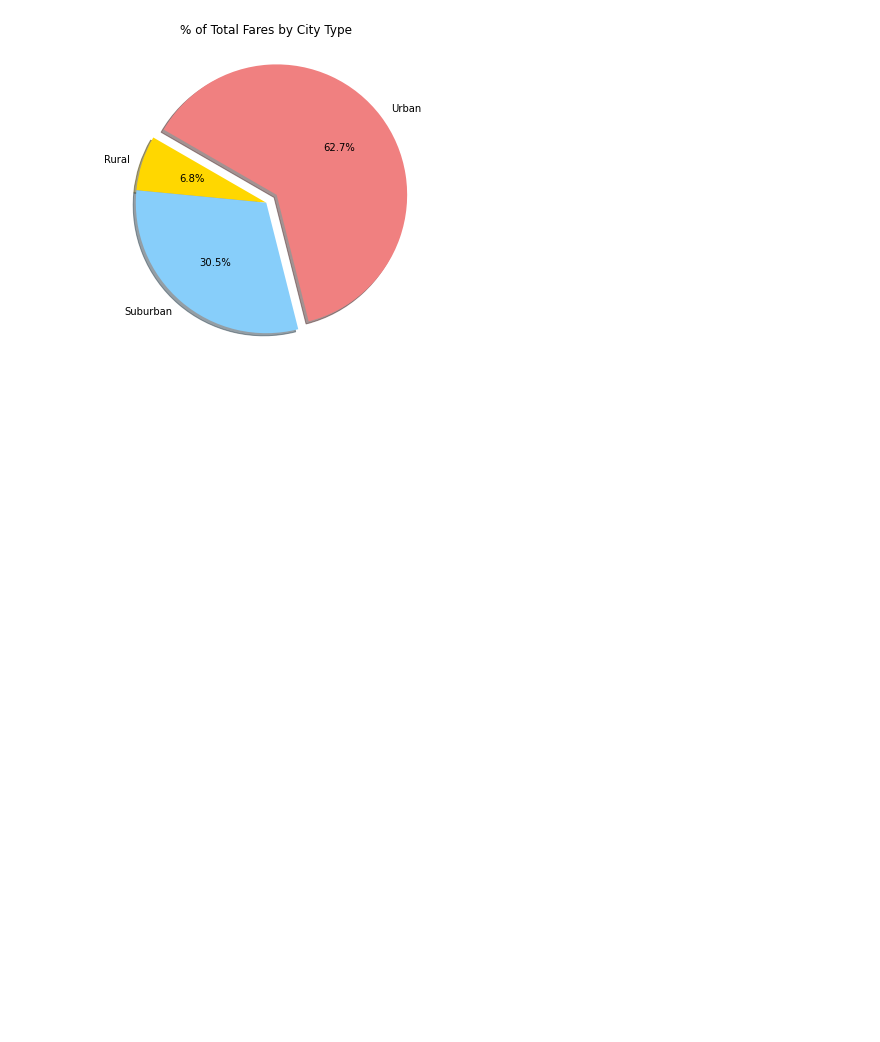
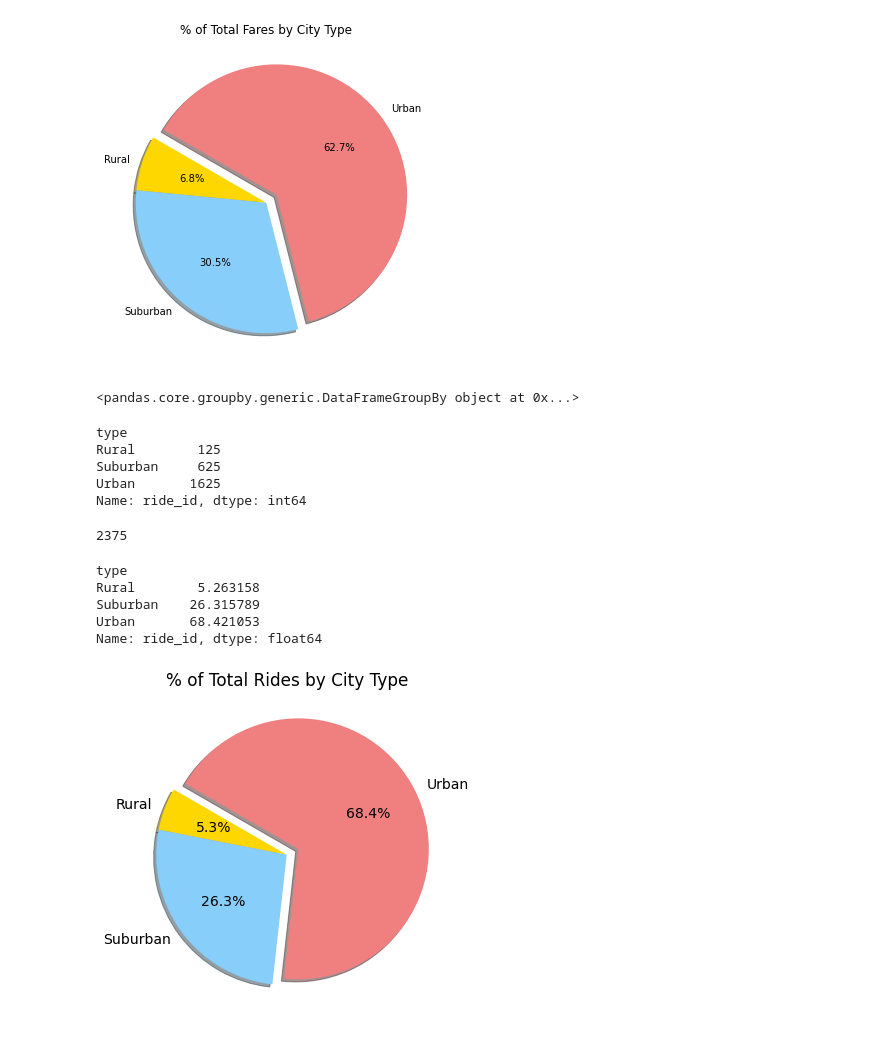
Before and after one commit to dw251414/PyBer_Analysis, a Jupyter notebook: PyBer.ipynb, the cells around one changed output. Saved outputs shown, nothing was run; the diff lists cells and outputs as text; code cells hidden in the pictures; blank space fills up the shorter version.

Commit message:
Add files via upload
Pie Chart for Percentage of Rides by City Type

```diff
--- a/PyBer.ipynb
+++ b/PyBer.ipynb
@@ -595,3 +595,39 @@ plt.savefig("analysis/Fig5.png")
 plt.show()
 # %% [output]
 [figure]
+# %%
+# Use the groupby() function on the pyber_data_df DataFrame and group by the type of city column:
+
+pyber_data_df.groupby(["type"])
+# %% [output]
+<pandas.core.groupby.generic.DataFrameGroupBy object at 0x...>
+# %%
+# Apply the count() function on the ride_id column to get the Series with the total number of rides for each city type:
+
+pyber_data_df.groupby(["type"]).count()["ride_id"]
+# %% [output]
+type
+Rural        125
+Suburban     625
+Urban       1625
+Name: ride_id, dtype: int64
+# %%
+# Get the number of total rides using the count() function on the ride_id column on the pyber_data_df DataFrame:
+
+pyber_data_df["ride_id"].count()
+# %% [output]
+2375
+# %%
+# Divide the total number of rides for each city type by the total rides for all the cities and divide by 100.
+
+# Add the following code to a new cell and run the cell.
+
+# Calculate the percentage of rides for each city type.
+ride_percents = 100 * pyber_data_df.groupby(["type"]).count()["ride_id"] / pyber_data_df["ride_id"].count()
+ride_percents
+# %% [output]
+type
+Rural        5.263158
+Suburban    26.315789
+Urban       68.421053
+Name: ride_id, dtype: float64
@@ -597,0 +643,18 @@ plt.show()
+# %%
+# Build percentage of rides by city type pie chart.
+plt.subplots(figsize=(10, 6))
+plt.pie(ride_percents,
+    labels=["Rural", "Suburban", "Urban"],
+    colors=["gold", "lightskyblue", "lightcoral"],
+    explode=[0, 0, 0.1],
+    autopct='%1.1f%%',
+    shadow=True, startangle=150)
+plt.title("% of Total Rides by City Type")
+# Change the default font size from 10 to 14.
+mpl.rcParams['font.size'] = 14
+# Save Figure
+plt.savefig("analysis/Fig6.png")
+# Show Figure
+plt.show()
+# %% [output]
+[figure, added]
```
Also changed, not shown: parts of 1 cell of this notebook.
